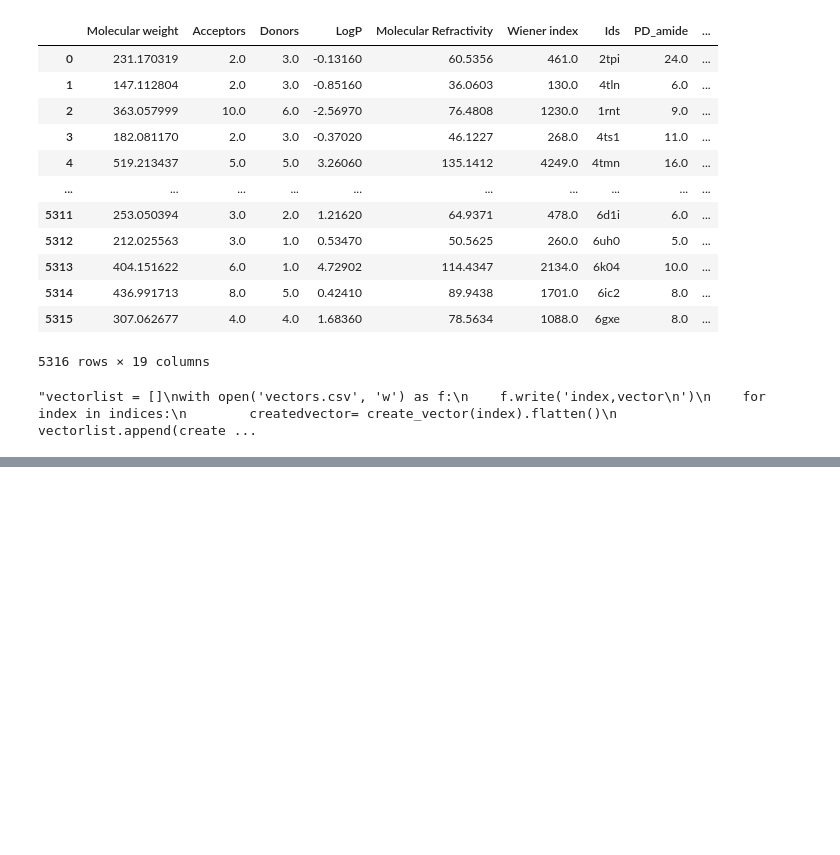
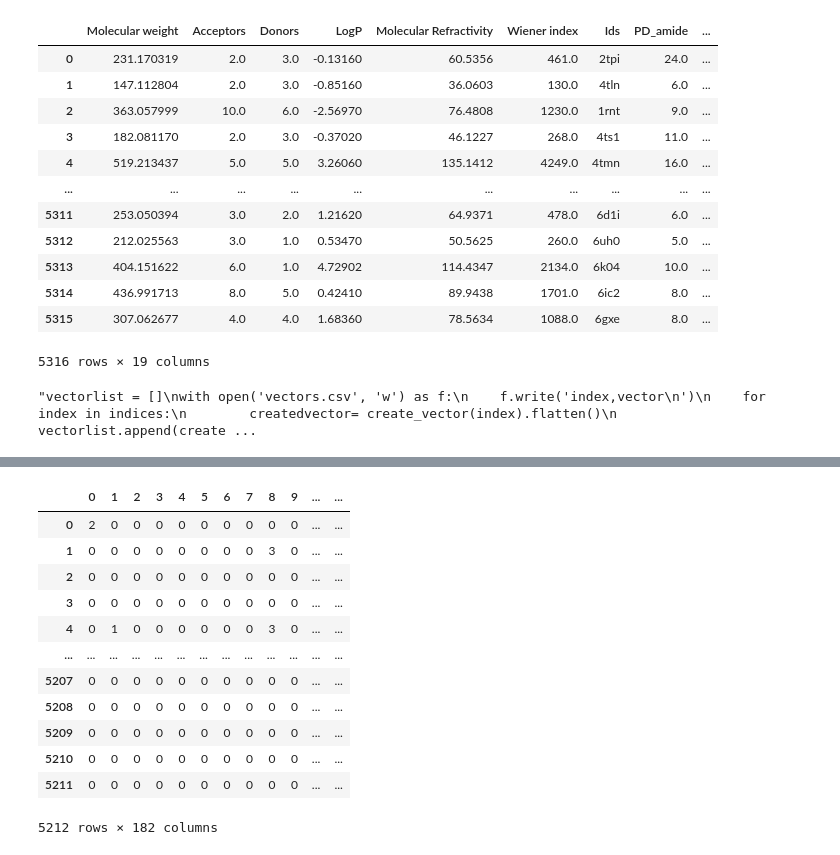
Before and after one commit to francoviscarra/BFE_ML, a Jupyter notebook: feature_calc/interaction_fingerprint.ipynb, the cells around one changed output, grey strips where cells are left out. Saved outputs shown, nothing was run; the diff lists cells and outputs as text; code cells hidden in the pictures; blank space fills up the shorter version.

```diff
--- a/feature_calc/interaction_fingerprint.ipynb
+++ b/feature_calc/interaction_fingerprint.ipynb
@@ -149,0 +150,11 @@ Error:
+# %%
+vector_fixed = []
+n = 0
+for item in vector_clean:
+    if len(item) < 180:
+        vector_fixed.append([np.NaN] * 180)
+        print("NaN")
+        n+=1
+    else:
+        vector_fixed.append(item)
+print(n)
@@ -169,0 +274,21 @@ vector_df
+# %%
+vector_df = pd.read_csv('interaction_vectors.csv')
+# %%
+#make columns 0 to 179 integers
+for i in range(180):
+    vector_df[str(i)] = vector_df[str(i)].astype(int)
+vector_df
+# %% [output]
+|  | 0 | 1 | 2 | 3 | 4 | 5 | 6 | 7 | 8 | 9 | ... | ... |
+| 0 | 2 | 0 | 0 | 0 | 0 | 0 | 0 | 0 | 0 | 0 | ... | ... |
+| 1 | 0 | 0 | 0 | 0 | 0 | 0 | 0 | 0 | 3 | 0 | ... | ... |
+| 2 | 0 | 0 | 0 | 0 | 0 | 0 | 0 | 0 | 0 | 0 | ... | ... |
+| 3 | 0 | 0 | 0 | 0 | 0 | 0 | 0 | 0 | 0 | 0 | ... | ... |
+| 4 | 0 | 1 | 0 | 0 | 0 | 0 | 0 | 0 | 3 | 0 | ... | ... |
+| ... | ... | ... | ... | ... | ... | ... | ... | ... | ... | ... | ... | ... |
+| 5207 | 0 | 0 | 0 | 0 | 0 | 0 | 0 | 0 | 0 | 0 | ... | ... |
+| 5208 | 0 | 0 | 0 | 0 | 0 | 0 | 0 | 0 | 0 | 0 | ... | ... |
+| 5209 | 0 | 0 | 0 | 0 | 0 | 0 | 0 | 0 | 0 | 0 | ... | ... |
+| 5210 | 0 | 0 | 0 | 0 | 0 | 0 | 0 | 0 | 0 | 0 | ... | ... |
+| 5211 | 0 | 0 | 0 | 0 | 0 | 0 | 0 | 0 | 0 | 0 | ... | ... |
+5212 rows × 182 columns
```
Also changed, not shown: parts of 25 cells of this notebook, 1 other file.
